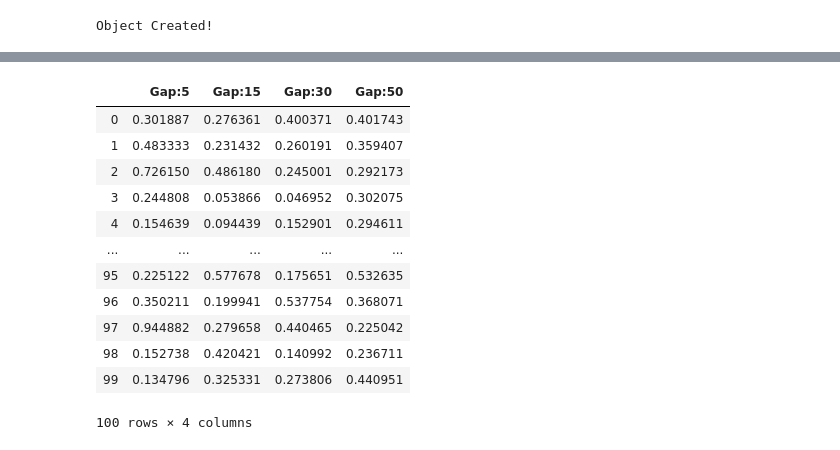
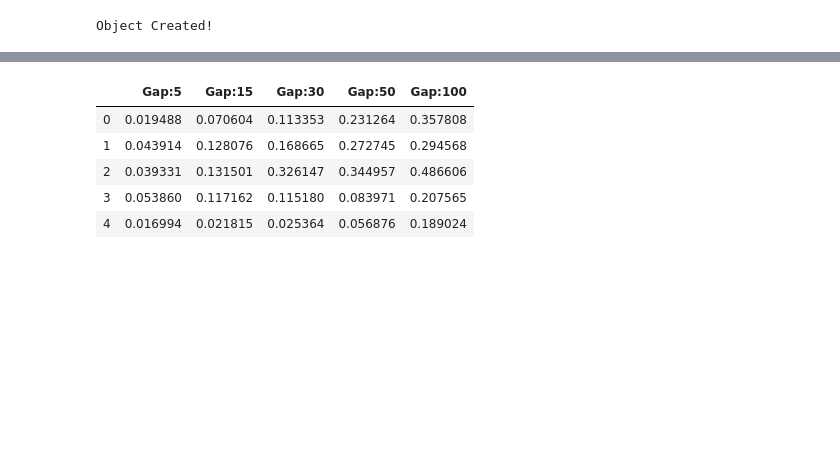
Before and after one commit to snehG0205/NCSA_genomics, a Jupyter notebook: Python - notebooks/Metric Tables.ipynb, the cells around one changed output, grey strips where cells are left out. Saved outputs shown, nothing was run; the diff lists cells and outputs as text; code cells hidden in the pictures; blank space fills up the shorter version.

```diff
--- a/Python - notebooks/Metric Tables.ipynb
+++ b/Python - notebooks/Metric Tables.ipynb
@@ -105,16 +131,13 @@ mad_gap50 = list()
 rmse_gap50 = list()
 mape_gap50 = list()
 
-for seed in tqdm(gap_50):
+for seed in tqdm(seed_points):
     start = seed
-    end = seed+50
+    end = seed+49
     data_with_missing = data.copy()
     data_with_missing = createGap(data_with_missing,start,end)
-    #     data_with_missing = data_with_missing.drop(data_with_missing.columns[[0]], axis=1)
+
     imputed_data = obj.impute(data_with_missing,1)
-
-    # data_with_missing.to_csv("~/Desktop/Gap_50.csv")
-    # imputed_data.to_csv("~/Desktop/imputed_50.csv")
 
     mad = obj.mad(np.asarray(imputed_data['GlucoseValue'][start:end-1].tolist()),np.asarray(data['GlucoseValue'][start:end-1].tolist()))
     ioa = obj.index_agreement(np.asarray(imputed_data['GlucoseValue'][start:end-1].tolist()),np.asarray(data['GlucoseValue'][start:end-1].tolist()))
@@ -137,16 +160,13 @@ mad_gap30 = list()
 rmse_gap30 = list()
 mape_gap30 = list()
 
-for seed in tqdm(gap_30):
+for seed in tqdm(seed_points):
     start = seed
-    end = start+30
+    end = start+29
     data_with_missing = data.copy()
     data_with_missing = createGap(data_with_missing,start,end)
-    #     data_with_missing = data_with_missing.drop(data_with_missing.columns[[0]], axis=1)
+
     imputed_data = obj.impute(data_with_missing,1)
-
-    # data_with_missing.to_csv("~/Desktop/Gap_30.csv")
-    # imputed_data.to_csv("~/Desktop/imputed_30.csv")
 
     mad = obj.mad(np.asarray(imputed_data['GlucoseValue'][start:end-1].tolist()),np.asarray(data['GlucoseValue'][start:end-1].tolist()))
     ioa = obj.index_agreement(np.asarray(imputed_data['GlucoseValue'][start:end-1].tolist()),np.asarray(data['GlucoseValue'][start:end-1].tolist()))
@@ -169,16 +189,13 @@ mad_gap15 = list()
 rmse_gap15 = list()
 mape_gap15 = list()
 
-for seed in tqdm(gap_15):
+for seed in tqdm(seed_points):
     start = seed
-    end = start+15
+    end = start+14
     data_with_missing = data.copy()
     data_with_missing = createGap(data_with_missing,start,end)
-    # data_with_missing = data_with_missing.drop(data_with_missing.columns[[0]], axis=1)
+
     imputed_data = obj.impute(data_with_missing,1)
-
-    # data_with_missing.to_csv("~/Desktop/Gap_15.csv")
-    # imputed_data.to_csv("~/Desktop/imputed_15.csv")
 
     mad = obj.mad(np.asarray(imputed_data['GlucoseValue'][start:end-1].tolist()),np.asarray(data['GlucoseValue'][start:end-1].tolist()))
     ioa = obj.index_agreement(np.asarray(imputed_data['GlucoseValue'][start:end-1].tolist()),np.asarray(data['GlucoseValue'][start:end-1].tolist()))
@@ -201,16 +218,13 @@ mad_gap5 = list()
 rmse_gap5 = list()
 mape_gap5 = list()
 
-for seed in tqdm(gap_5):
+for seed in tqdm(seed_points):
     start = seed
-    end = start+5
+    end = start+4
     data_with_missing = data.copy()
     data_with_missing = createGap(data_with_missing,start,end)
-    #     data_with_missing = data_with_missing.drop(data_with_missing.columns[[0]], axis=1)
+
     imputed_data = obj.impute(data_with_missing,1)
-
-    # data_with_missing.to_csv("~/Desktop/Gap_5.csv")
-    # imputed_data.to_csv("~/Desktop/imputed_5.csv")
 
     mad = obj.mad(np.asarray(imputed_data['GlucoseValue'][start:end-1].tolist()),np.asarray(data['GlucoseValue'][start:end-1].tolist()))
     ioa = obj.index_agreement(np.asarray(imputed_data['GlucoseValue'][start:end-1].tolist()),np.asarray(data['GlucoseValue'][start:end-1].tolist()))
@@ -245,18 +359,11 @@ MAD
 # %%
-IOA = pd.DataFrame({'Gap:5':ioa_gap5, 'Gap:15':ioa_gap15, 'Gap:30':ioa_gap30, 'Gap:50':ioa_gap50})
-IOA
+FB = pd.DataFrame({'Gap:5':fb_gap5, 'Gap:15':fb_gap15, 'Gap:30':fb_gap30, 'Gap:50':fb_gap50, 'Gap:100':fb_gap100})
+FB
 # %% [output]
-|  | Gap:5 | Gap:15 | Gap:30 | Gap:50 |
-| 0 | 0.301887 | 0.276361 | 0.400371 | 0.401743 |
-| 1 | 0.483333 | 0.231432 | 0.260191 | 0.359407 |
-| 2 | 0.726150 | 0.486180 | 0.245001 | 0.292173 |
-| 3 | 0.244808 | 0.053866 | 0.046952 | 0.302075 |
-| 4 | 0.154639 | 0.094439 | 0.152901 | 0.294611 |
-| ... | ... | ... | ... | ... |
-| 95 | 0.225122 | 0.577678 | 0.175651 | 0.532635 |
-| 96 | 0.350211 | 0.199941 | 0.537754 | 0.368071 |
-| 97 | 0.944882 | 0.279658 | 0.440465 | 0.225042 |
-| 98 | 0.152738 | 0.420421 | 0.140992 | 0.236711 |
-| 99 | 0.134796 | 0.325331 | 0.273806 | 0.440951 |
+|  | Gap:5 | Gap:15 | Gap:30 | Gap:50 | Gap:100 |
+| 0 | 0.019488 | 0.070604 | 0.113353 | 0.231264 | 0.357808 |
+| 1 | 0.043914 | 0.128076 | 0.168665 | 0.272745 | 0.294568 |
+| 2 | 0.039331 | 0.131501 | 0.326147 | 0.344957 | 0.486606 |
+| 3 | 0.053860 | 0.117162 | 0.115180 | 0.083971 | 0.207565 |
+| 4 | 0.016994 | 0.021815 | 0.025364 | 0.056876 | 0.189024 |
-100 rows × 4 columns
 # %%
```
Also changed, not shown: parts of 26 cells of this notebook, 31 other files.
